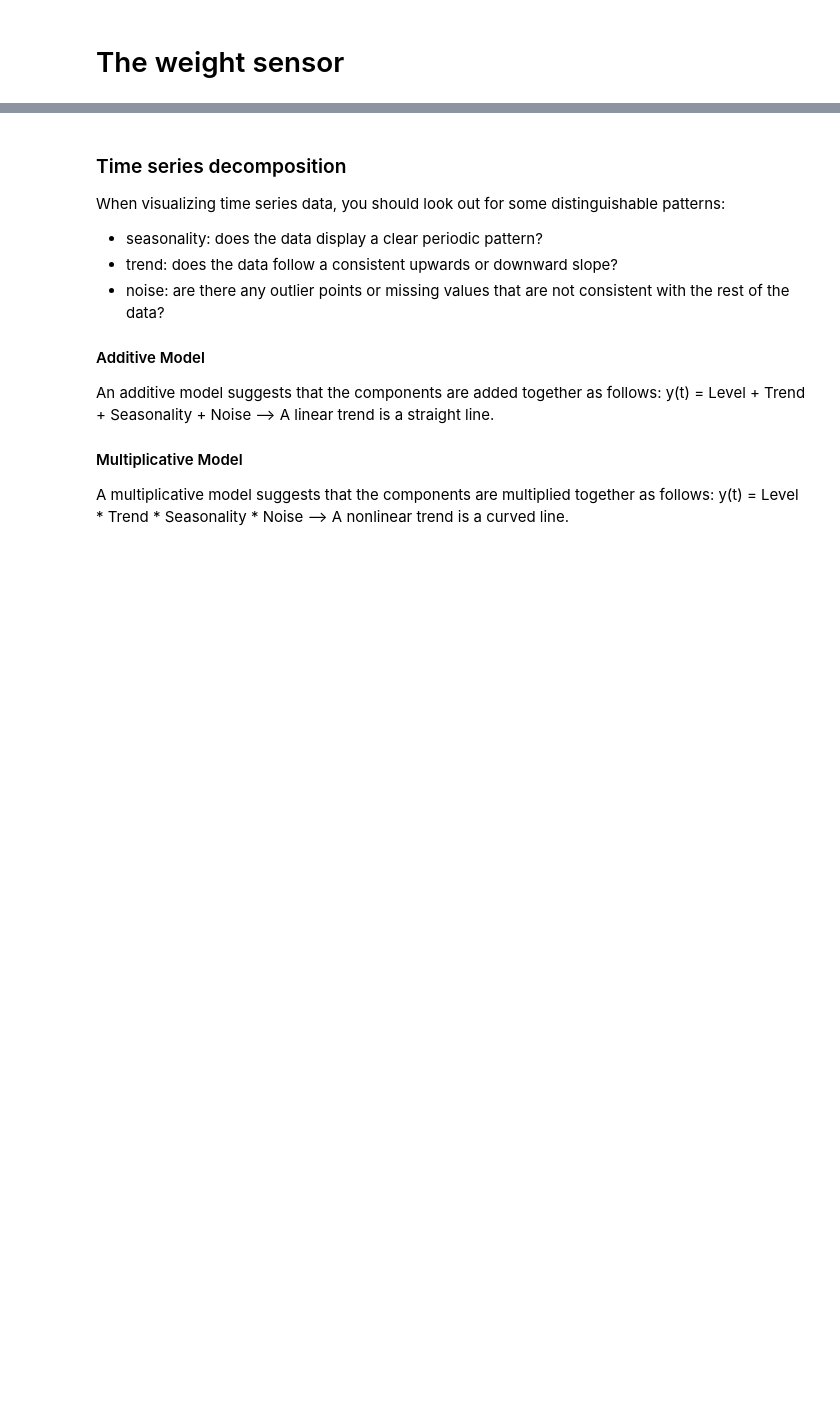
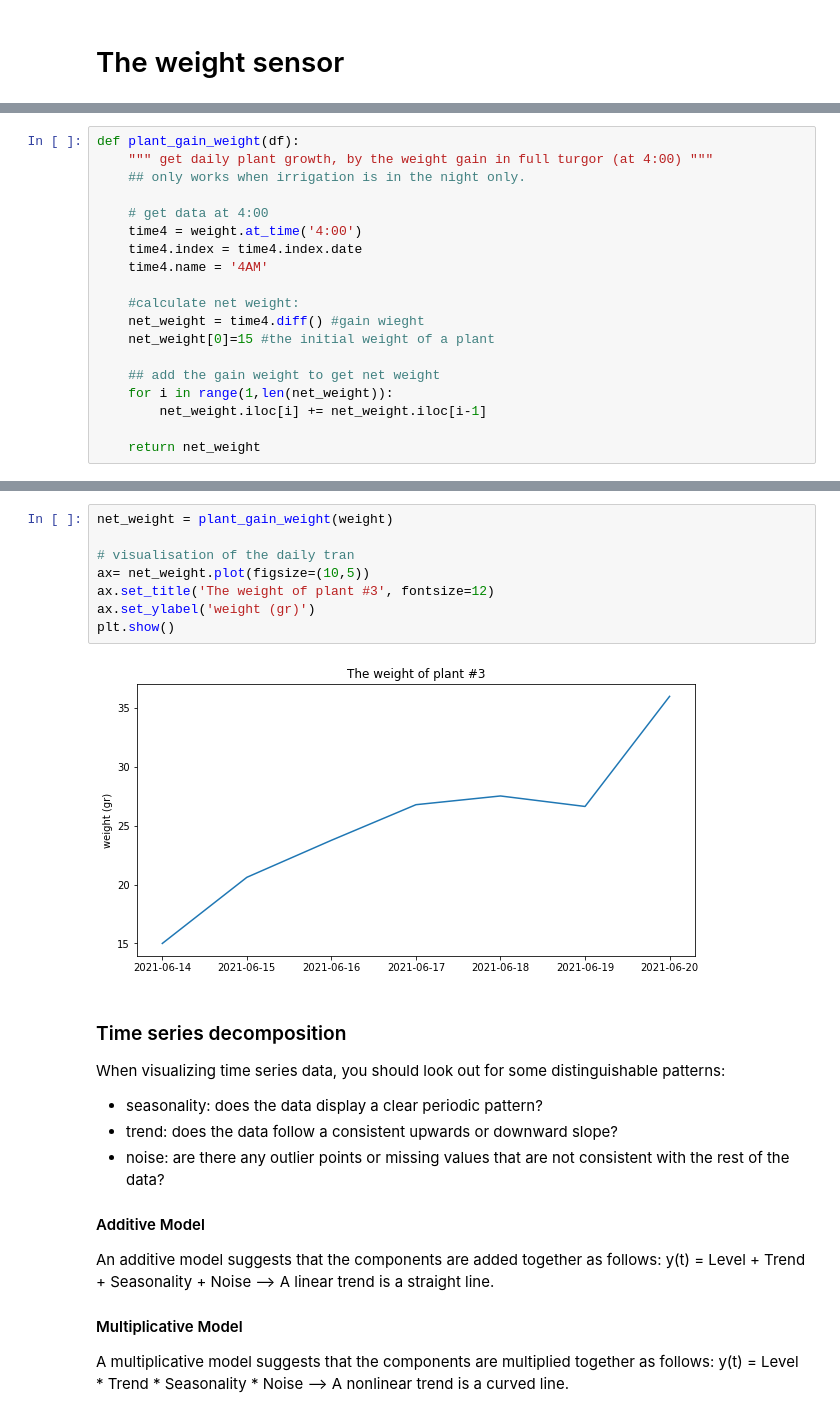
Before and after one commit to shani-g/agrotech, a Jupyter notebook: Agrotech data analysis.ipynb, the cells around one changed output, grey strips where cells are left out. Saved outputs shown, nothing was run; the diff lists cells and outputs as text; blank space fills up the shorter version.

```diff
--- a/Agrotech data analysis.ipynb
+++ b/Agrotech data analysis.ipynb
@@ -80,3 +69,22 @@ def get_irrigation(df):
+# %%
+def plant_gain_weight(df):
+    """ get daily plant growth, by the weight gain in full turgor (at 4:00) """
+    ## only works when irrigation is in the night only.
+
+    # get data at 4:00
+    time4 = weight.at_time('4:00')
+    time4.index = time4.index.date
+    time4.name = '4AM'
+
+    #calculate net weight:
+    net_weight = time4.diff() #gain wieght
+    net_weight[0]=15 #the initial weight of a plant
+
+    ## add the gain weight to get net weight
+    for i in range(1,len(net_weight)):
+        net_weight.iloc[i] += net_weight.iloc[i-1]
+
+    return net_weight
 # %%
 a= get_irrigation(weight)
 # %% [output]
@@ -84,3 +102,13 @@ Plant #3 was irrigated 1678 times at this experiment time.
+# %%
+net_weight = plant_gain_weight(weight)
+
+# visualisation of the daily tran
+ax= net_weight.plot(figsize=(10,5))
+ax.set_title('The weight of plant #3', fontsize=12)
+ax.set_ylabel('weight (gr)')
+plt.show()
+# %% [output]
+[figure, added]
 # %% [markdown]
 ### Time series decomposition
 When visualizing time series data, you should look out for some distinguishable patterns:
```
Also changed, not shown: parts of 19 cells of this notebook, 1 other file.
